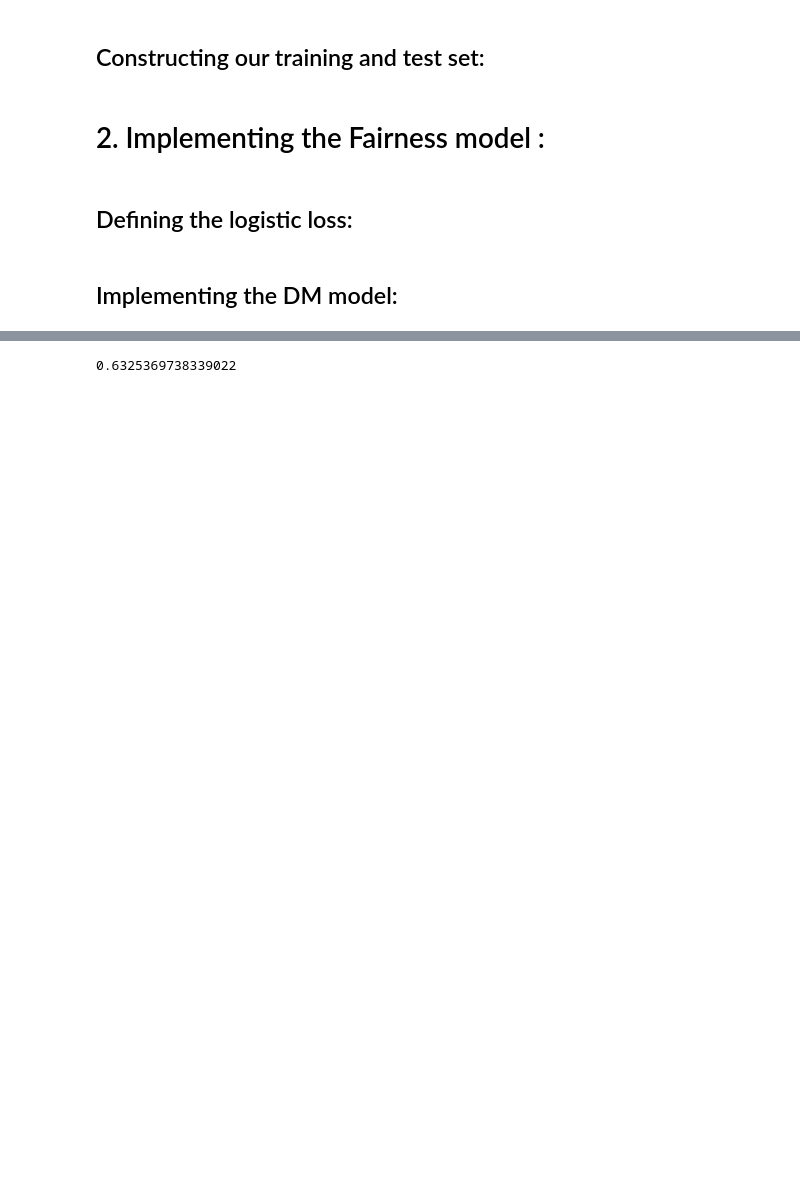
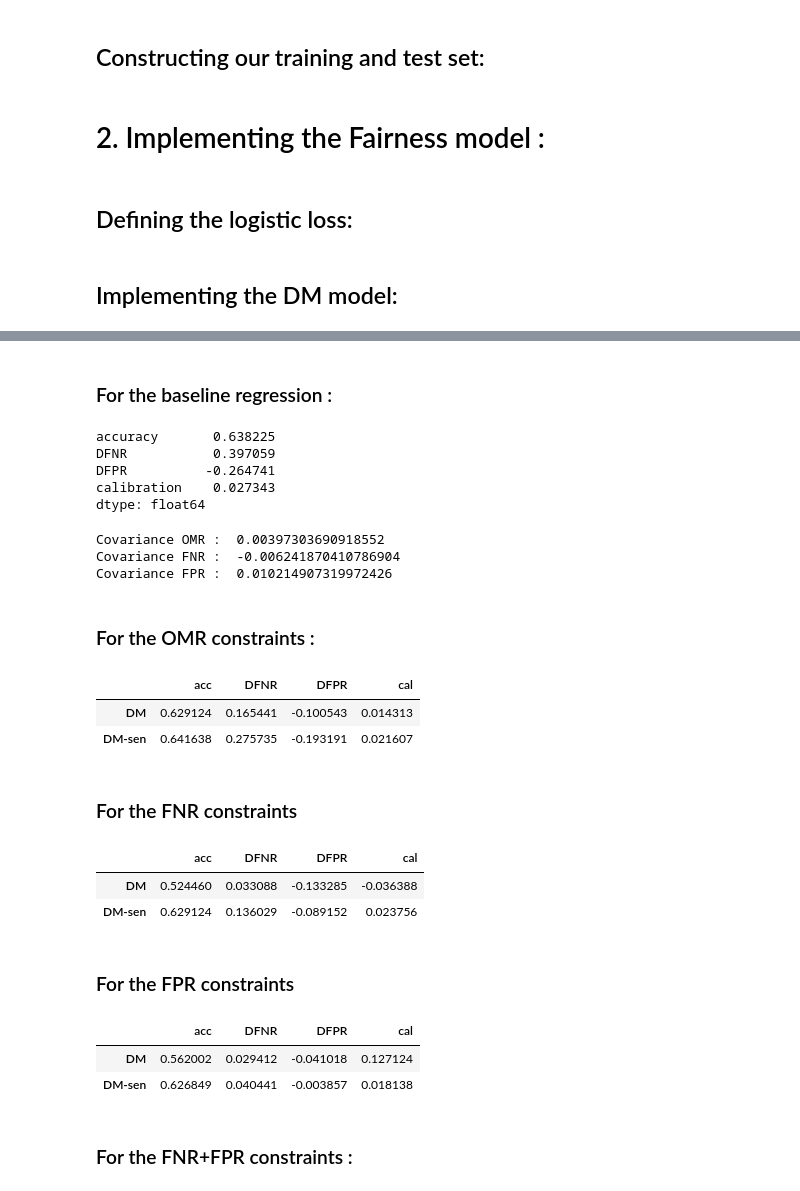
Before and after one commit to TZstatsADS/ads-spring-2022-prj4-group-9-1, a Jupyter notebook: doc/DM.ipynb, the cells around one changed output, grey strips where cells are left out. Cells and saved outputs as stored; diff of their text form; code cells hidden in the pictures; blank space fills up the shorter version.

Commit message:
Almost final version of the notebook. Missing commentary to describe the function and the model! Also need a sum up of our result.

```diff
--- a/doc/DM.ipynb
+++ b/doc/DM.ipynb
@@ -67,10 +82,10 @@ data = data[data["race"].isin(["Caucasian","African-American"])]
 # %%
 # Select the features to predict the target y
-X = data[["sex","age_cat","priors_count.1","c_charge_degree","race"]]
+X = data[["sex","age_cat","priors_count.1","c_charge_degree","length_stay","race"]]
 y = data["two_year_recid"]
 
 # Encode the categorical_features
-for categorical_feature in ["sex","age_cat","c_charge_degree","race"]:
+for categorical_feature in ["sex","age_cat","c_charge_degree","length_stay","race"]:
   categorical_variable = pd.get_dummies(X[categorical_feature]).iloc[:,0]
   X = pd.concat([X,categorical_variable],axis=1)
   X = X.drop(categorical_feature,axis=1)
@@ -79,7 +94,7 @@ for categorical_feature in ["sex","age_cat","c_charge_degree","race"]:
 ## Constructing our training and test set:
 # %%
 # Construct the training and test set
-X_train, X_test, y_train, y_test = train_test_split(X, y, test_size=1/7, random_state=42)
+X_train, X_test, y_train, y_test = train_test_split(X, y, test_size=1/5, random_state=42)
 # %% [markdown]
 # 2. Implementing the Fairness model :
 # %% [markdown]
@@ -137,7 +152,7 @@ class boundary_decision:
         The weight of our logistic regression model
     '''
     if self.decision == "OMR":
-      return cp.minimum(0, cp.multiply(y,(X @ weight)))
+      return cp.minimum(0, cp.multiply((2*y-1),(X @ weight)))
     if self.decision == "FPR":
       return cp.minimum(0, cp.multiply((1-y)*(2*y-1),(X @ weight)))
     if self.decision == "FNR":
@@ -162,7 +177,7 @@ class boundary_decision:
         convexified boundary decision
     '''
     if self.decision == "OMR":
-      dirac = y*(X @ weight)>=0
+      dirac = (2*y-1)*(X @ weight)<=0
       return self(X,y,weight)+cp.multiply(y*dirac,(X @ (new_weight-weight)))
 
     if self.decision == "FPR":
@@ -351,6 +403,52 @@ solver.accuracy(X_test.to_numpy(),y_test.to_numpy())
+# %% [markdown]
+### For the baseline regression :
 # %%
 from sklearn.linear_model import LogisticRegression
 model = LogisticRegression(random_state=42).fit(X_train,y_train)
-model.score(X_test,y_test)
+score_logistic = {"accuracy" : model.score(X_test,y_test),
+                  "DFNR" :  DFNR(model, X_test,y_test, X_test.iloc[:,-1]),
+                  "DFPR" : DFPR(model,X_test,y_test,X_test.iloc[:,-1]),
+                  "calibration" : calibration(model,X_test,y_test,X_test.iloc[:,-1])
+}
+pd.Series(score_logistic)
 # %% [output]
-0.6325369738339022
+accuracy       0.638225
+DFNR           0.397059
+DFPR          -0.264741
+calibration    0.027343
+dtype: float64
+# %%
+d = 2*model.predict_proba(X_train)[:,1]-1
+z = X_train.iloc[:,-1].to_numpy()
+z_hat = np.mean(z)
+print("Covariance OMR : ",np.mean((z-z_hat)*np.minimum(0,(2*y_train.to_numpy()-1)*d)))
+print("Covariance FNR : ",np.mean((z-z_hat)*np.minimum(0,(1-y_train.to_numpy())*(2*y_train.to_numpy()-1)*d)))
+print("Covariance FPR : ",np.mean((z-z_hat)*np.minimum(0,(y_train.to_numpy())*(2*y_train.to_numpy()-1)*d)))
+# %% [output]
+Covariance OMR :  0.00397303690918552
+Covariance FNR :  -0.006241870410786904
+Covariance FPR :  0.010214907319972426
+# %% [markdown]
+### For the OMR constraints :
+# %%
+score_OMR = {}
+solver = DM_DMsen(X_train.to_numpy(),y_train.to_numpy(), method="OMR", c=0.002)
+solver.solve_DCCP()
+score_OMR["acc"] = [solver.accuracy(X_test.to_numpy(),y_test.to_numpy())]
+score_OMR["DFNR"] = [DFNR(solver, X_test.to_numpy(), y_test.to_numpy(), X_test.to_numpy()[:,-1])]
+score_OMR["DFPR"] = [DFPR(solver, X_test.to_numpy(), y_test.to_numpy(), X_test.to_numpy()[:,-1])]
+score_OMR["cal"] = [calibration(solver, X_test.to_numpy(), y_test.to_numpy(), X_test.to_numpy()[:,-1])]
+solver = DM_DMsen(X_train.to_numpy(),y_train.to_numpy(), method="OMR", algo="DM-sen", c=0.002)
+solver.solve_DCCP()
+score_OMR["acc"].append(solver.accuracy(X_test.to_numpy(),y_test.to_numpy()))
+score_OMR["DFNR"].append(DFNR(solver, X_test.to_numpy(), y_test.to_numpy(), X_test.to_numpy()[:,-1]))
+score_OMR["DFPR"].append(DFPR(solver, X_test.to_numpy(), y_test.to_numpy(), X_test.to_numpy()[:,-1]))
+score_OMR["cal"].append(calibration(solver, X_test.to_numpy(), y_test.to_numpy(), X_test.to_numpy()[:,-1]))
+# %%
+pd.DataFrame(score_OMR,index=["DM","DM-sen"])
+# %% [output]
+|  | acc | DFNR | DFPR | cal |
+| DM | 0.629124 | 0.165441 | -0.100543 | 0.014313 |
+| DM-sen | 0.641638 | 0.275735 | -0.193191 | 0.021607 |
+# %% [markdown]
+### For the FNR constraints
@@ -356,0 +469,8 @@ model.score(X_test,y_test)
+# %%
+pd.DataFrame(score_FNR,index=["DM","DM-sen"])
+# %% [output]
+|  | acc | DFNR | DFPR | cal |
+| DM | 0.524460 | 0.033088 | -0.133285 | -0.036388 |
+| DM-sen | 0.629124 | 0.136029 | -0.089152 | 0.023756 |
+# %% [markdown]
+### For the FPR constraints
@@ -356,0 +491,8 @@ model.score(X_test,y_test)
+# %%
+pd.DataFrame(score_FPR,index=["DM","DM-sen"])
+# %% [output]
+|  | acc | DFNR | DFPR | cal |
+| DM | 0.562002 | 0.029412 | -0.041018 | 0.127124 |
+| DM-sen | 0.626849 | 0.040441 | -0.003857 | 0.018138 |
+# %% [markdown]
+### For the FNR+FPR constraints :
```
Also changed, not shown: parts of 18 cells of this notebook.
